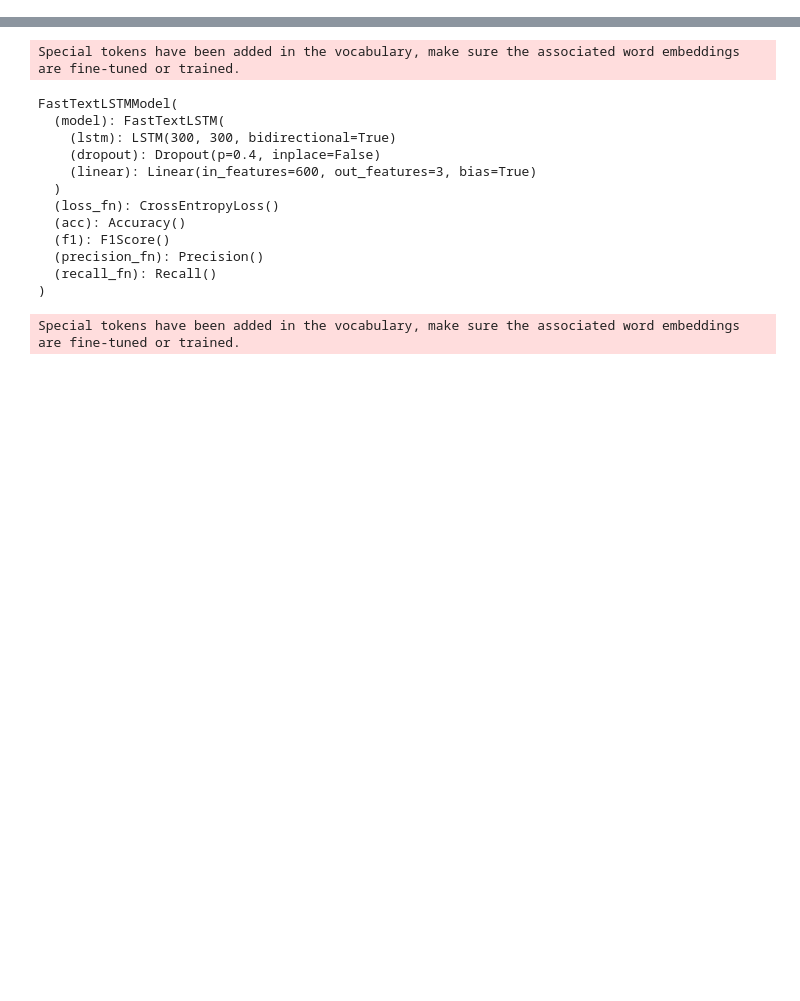
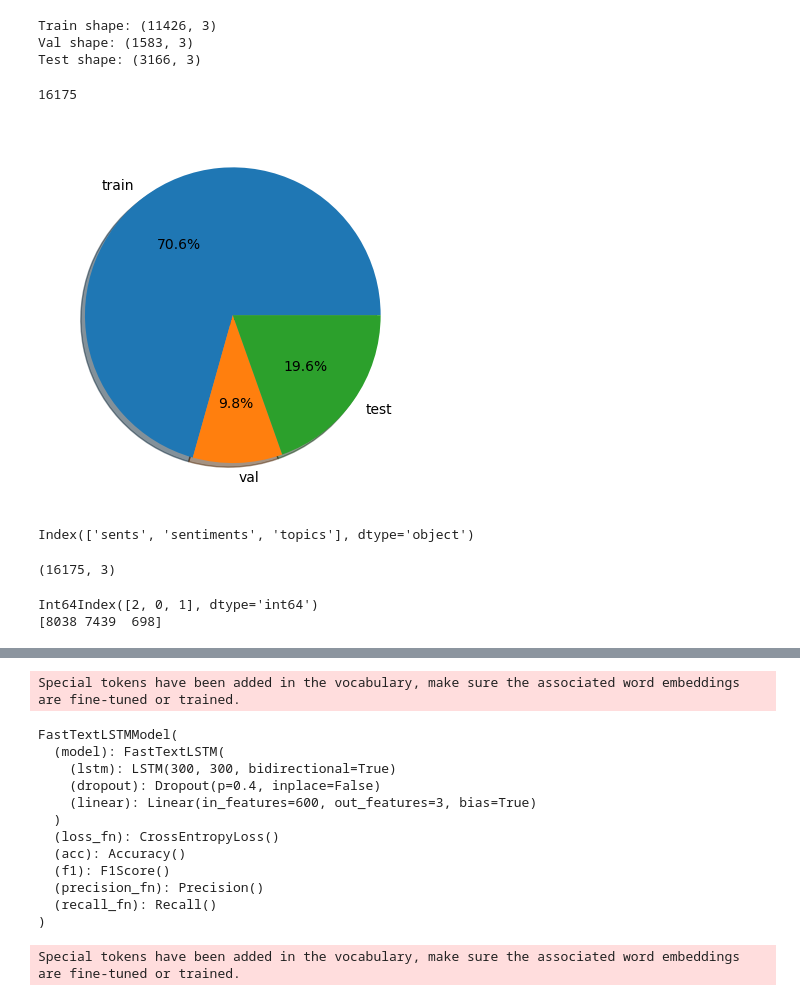
Before and after one commit to tien02/ensemble-roberta-fasttext-vietnamese, a Jupyter notebook: main.ipynb, the cells around one changed output, grey strips where cells are left out. Cells and saved outputs as stored; diff of their text form; code cells hidden in the pictures; blank space fills up the shorter version.

```diff
--- a/main.ipynb
+++ b/main.ipynb
@@ -0,0 +5,49 @@
+# %%
+train_df = pd.read_csv("uit_vsfc_data/train.csv", sep="\t")
+val_df = pd.read_csv("uit_vsfc_data/dev.csv", sep="\t")
+test_df = pd.read_csv("uit_vsfc_data/test.csv", sep="\t")
+# %%
+print(f"Train shape: {train_df.shape}")
+print(f"Val shape: {val_df.shape}")
+print(f"Test shape: {test_df.shape}")
+# %% [output]
+Train shape: (11426, 3)
+Val shape: (1583, 3)
+Test shape: (3166, 3)
+# %%
+train_shape = train_df.shape
+val_shape = val_df.shape
+test_shape = test_df.shape
+# %%
+total = train_shape[0] + val_shape[0] + test_shape[0]
+# %%
+print(total)
+# %% [output]
+16175
+# %%
+train_ratio = train_shape[0] / total
+val_ratio = val_shape[0] / total
+test_ratio = test_shape[0] / total
+
+ratio = np.array([train_ratio, val_ratio, test_ratio])
+label = ["train", "val", "test"]
+plt.pie(ratio, labels=label, shadow=True, autopct='%1.1f%%')
+plt.show()
+# %% [output]
+[figure, added]
+# %%
+train_df.columns
+# %% [output]
+Index(['sents', 'sentiments', 'topics'], dtype='object')
+# %%
+df = pd.concat([train_df, val_df, test_df], axis=0)
+print(df.shape)
+# %% [output]
+(16175, 3)
+# %%
+s = df["sentiments"].value_counts()
+print(s.index)
+print(s.values)
+# %% [output]
+Int64Index([2, 0, 1], dtype='int64')
+[8038 7439  698]
```
Also changed, not shown: parts of 5 cells of this notebook, 13 other files.
